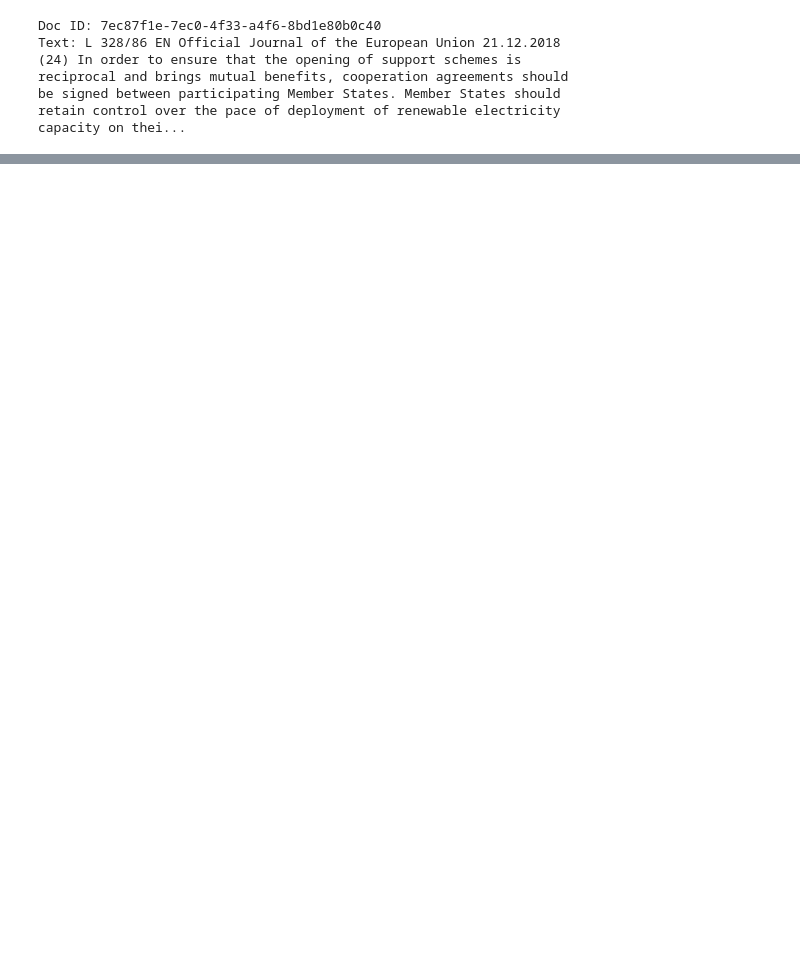
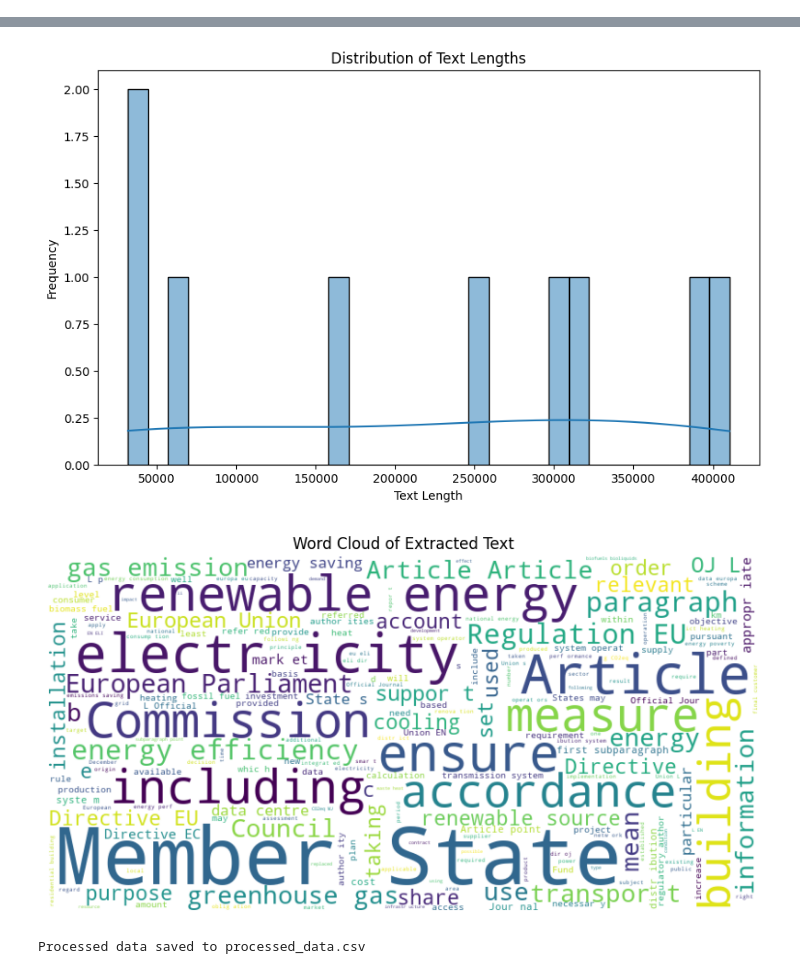
Before and after one commit to Vince16270/EcoSage, a Jupyter notebook: Notebooks/EDA.ipynb, the cells around one changed output, grey strips where cells are left out. Saved outputs shown, nothing was run; the diff lists cells and outputs as text; code cells hidden in the pictures; blank space fills up the shorter version.

```diff
--- a/Notebooks/EDA.ipynb
+++ b/Notebooks/EDA.ipynb
@@ -29,10 +1,67 @@ Processing C:\Users\akers\OneDrive\Documenten\GitHub\Datalab-V\Training_set_text
-# %%
-print(data[4])
-# %% [output]
-Doc ID: 7ec87f1e-7ec0-4f33-a4f6-8bd1e80b0c40
-Text: L 328/86 EN Official Journal of the European Union 21.12.2018
-(24) In order to ensure that the opening of support schemes is
-reciprocal and brings mutual benefits, cooperation agreements should
-be signed between participating Member States. Member States should
-retain control over the pace of deployment of renewable electricity
-capacity on thei...
+# %%
+# Import necessary libraries
+import os
+import pandas as pd
+from PyPDF2 import PdfReader
+import matplotlib.pyplot as plt
+import seaborn as sns
+from wordcloud import WordCloud
+
+# define function to extract text from PDF files
+def extract_text_from_pdf(pdf_path):
+    try:
+        reader = PdfReader(pdf_path)
+        text = ""
+        for page in reader.pages:
+            text += page.extract_text()
+        return text
+    except Exception as e:
+        print(f"Error reading {pdf_path}: {e}")
+        return None
+
+# Define directory containing PDF files
+pdf_dir = r"C:\Users\akers\OneDrive\Documenten\GitHub\Datalab-V\Training_set_text\European_policies"
+
+# Extract text from all PDF files in the directory
+data = []
+for file_name in os.listdir(pdf_dir):
+    if file_name.endswith(".pdf"):
+        file_path = os.path.join(pdf_dir, file_name)
+        text = extract_text_from_pdf(file_path)
+        if text:
+            data.append({"file_name": file_name, "text": text})
+
+# Create a DataFrame
+df = pd.DataFrame(data)
+
+# Basic EDA
+print("Number of PDF files processed:", len(df))
+print("Sample data:")
+print(df.head())
+
+# Add column for text length
+df['text_length'] = df['text'].apply(len)
+
+# Plot distribution of text lengths
+plt.figure(figsize=(10, 6))
+sns.histplot(df['text_length'], bins=30, kde=True)
+plt.title("Distribution of Text Lengths")
+plt.xlabel("Text Length")
+plt.ylabel("Frequency")
+plt.show()
+
+# Generate a word cloud for the combined text
+all_text = " ".join(df['text'].tolist())
+wordcloud = WordCloud(width=800, height=400, background_color="white").generate(all_text)
+
+plt.figure(figsize=(10, 6))
+plt.imshow(wordcloud, interpolation="bilinear")
+plt.axis("off")
+plt.title("Word Cloud of Extracted Text")
+plt.show()
+
+# Save the processed data for LLM input
+output_path = "processed_data.csv"
+df.to_csv(output_path, index=False)
+print(f"Processed data saved to {output_path}")
+# %% [output]
@@ -38,0 +83,3 @@ capacity on thei...
+[figure, added]
+[figure, added]
+Processed data saved to processed_data.csv
```
Also changed, not shown: parts of 6 cells of this notebook, 2 other files.
